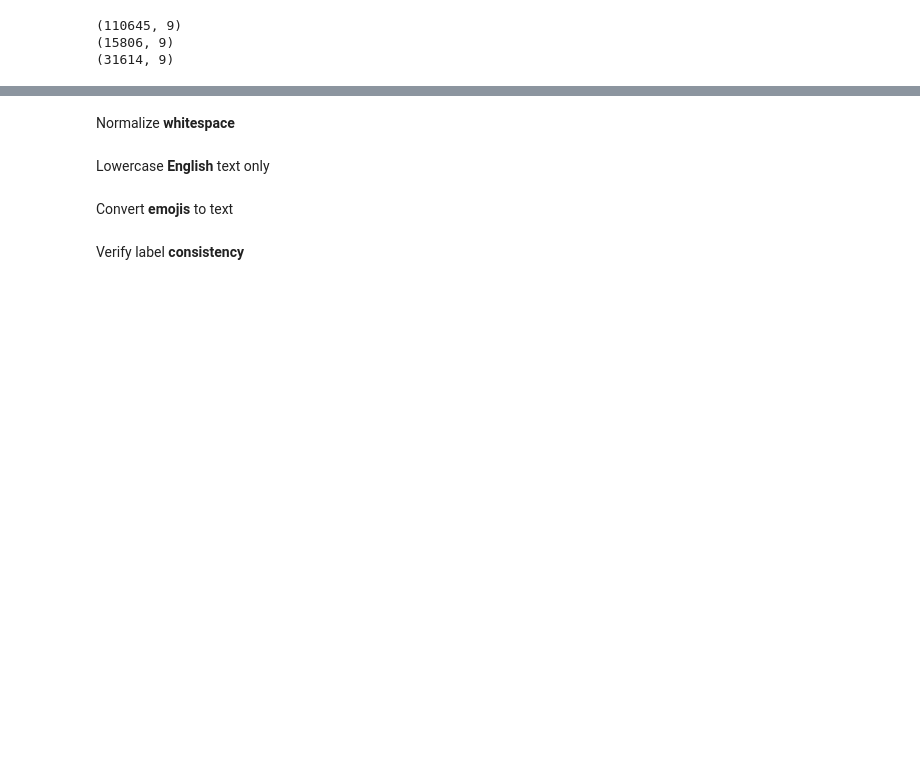
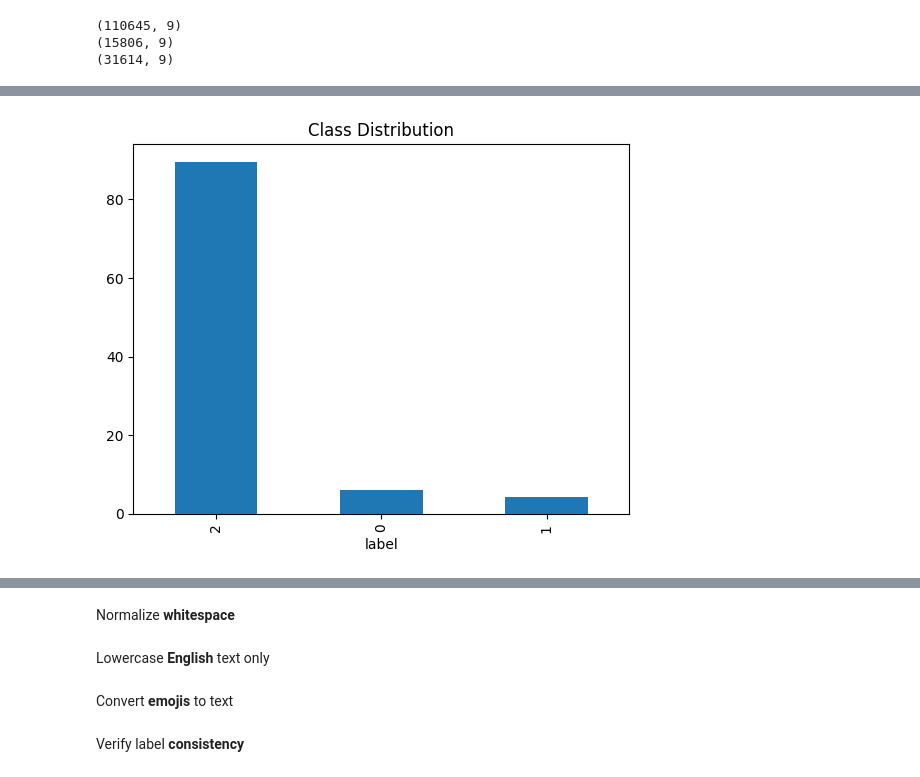
Before and after one commit to ridika-2004/Comparison_of_XLM-RoBERTa_and_BanglaBERT_on_Bengali_and_Code-Mixed_Dataset, a Jupyter notebook: Model Training/BanglaBook.ipynb, the cells around one changed output, grey strips where cells are left out. Saved outputs shown, nothing was run; the diff lists cells and outputs as text; code cells hidden in the pictures; blank space fills up the shorter version.

```diff
--- a/Model Training/BanglaBook.ipynb
+++ b/Model Training/BanglaBook.ipynb
@@ -25,0 +156,8 @@ print(test_df.shape)
+# %%
+df_label = val_df['label']
+df_label.value_counts(normalize=True) * 100
+df_label.plot(kind='bar')
+plt.title("Class Distribution")
+plt.show()
+# %% [output]
+[figure, added]
```
Also changed, not shown: parts of 16 cells of this notebook.
